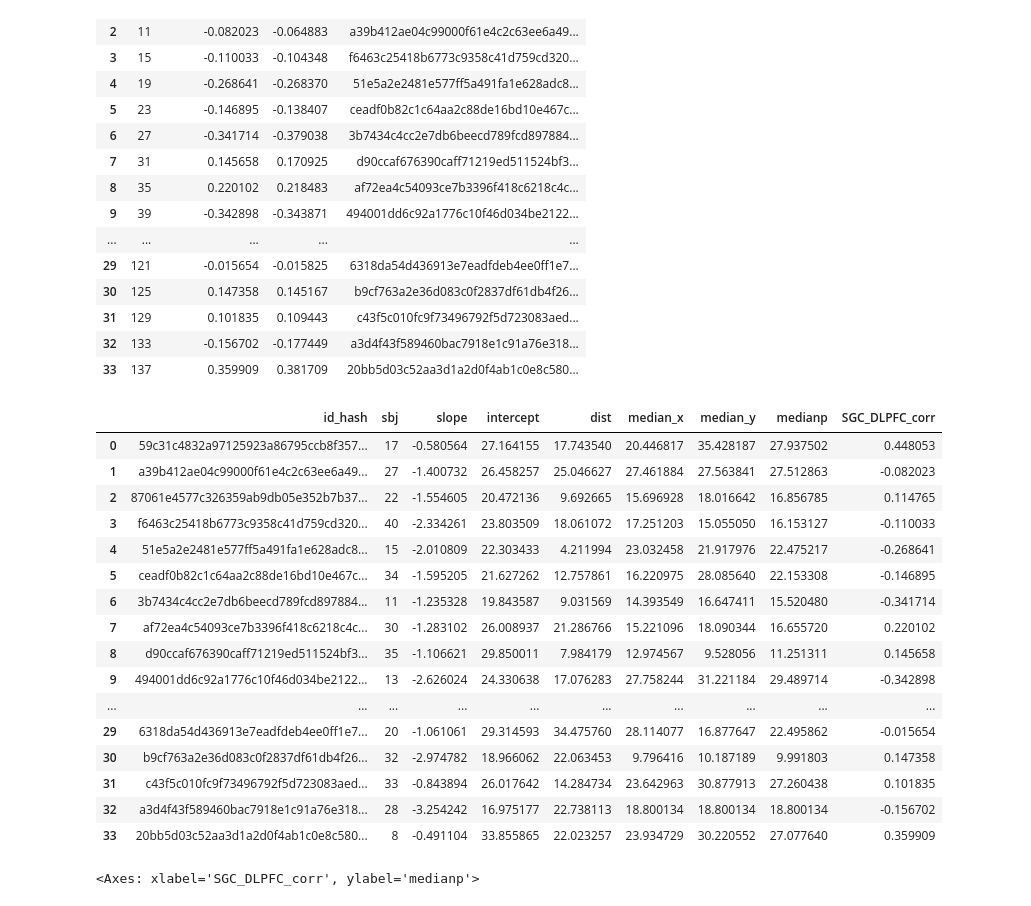
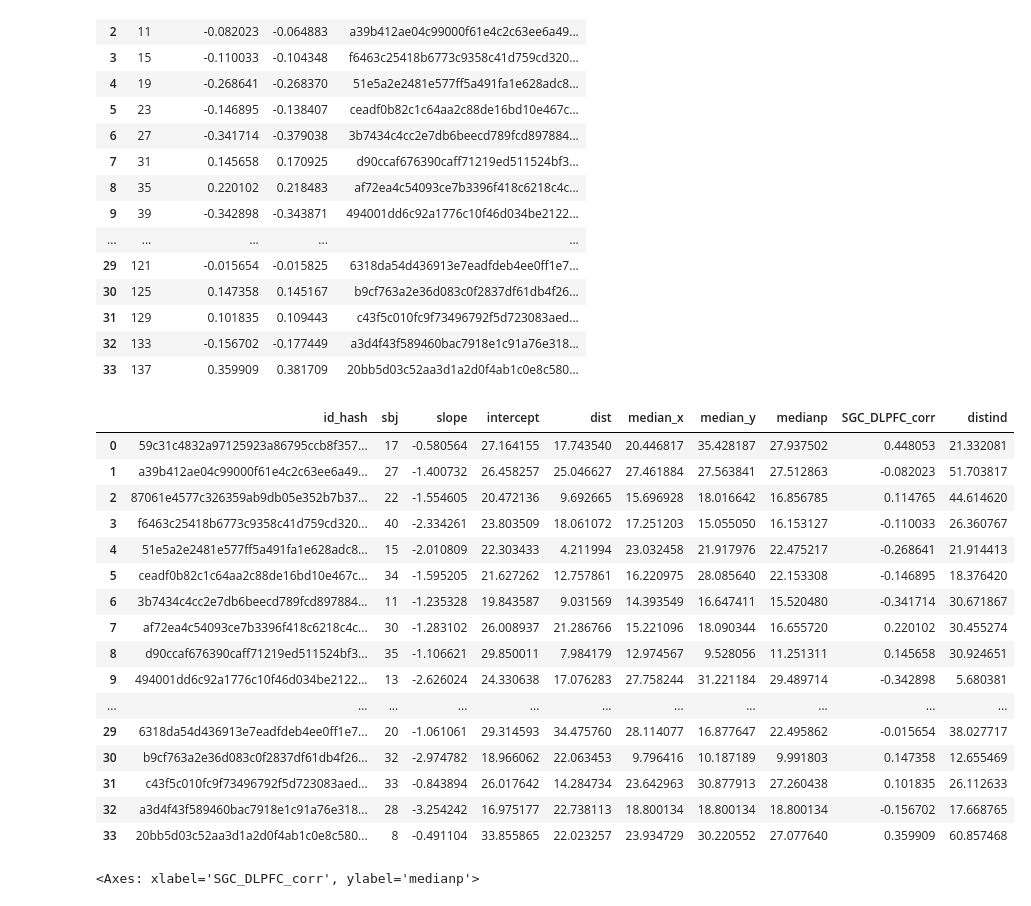
Before and after one commit to argyelan/Publications, a Jupyter notebook: MFG-orientation/MFG-TMSCOIL-ORIENTATION-tp.ipynb, the cells around one changed output. Saved outputs shown, nothing was run; the diff lists cells and outputs as text; code cells hidden in the pictures.

```diff
--- a/MFG-orientation/MFG-TMSCOIL-ORIENTATION-tp.ipynb
+++ b/MFG-orientation/MFG-TMSCOIL-ORIENTATION-tp.ipynb
@@ -337,27 +340,27 @@ negcorr
 | 31 | 129 | 0.101835 | 0.109443 | c43f5c010fc9f73496792f5d723083aed... |
 | 32 | 133 | -0.156702 | -0.177449 | a3d4f43f589460bac7918e1c91a76e318... |
 | 33 | 137 | 0.359909 | 0.381709 | 20bb5d03c52aa3d1a2d0f4ab1c0e8c580... |
-# %%
-alldata2=alldata.merge(negcorr[['SGC_DLPFC_corr','id_hash']], on='id_hash')
-alldata2
-# %% [output]
-|  | id_hash | sbj | slope | intercept | dist | median_x | median_y | medianp | SGC_DLPFC_corr |
-| 0 | 59c31c4832a97125923a86795ccb8f357... | 17 | -0.580564 | 27.164155 | 17.743540 | 20.446817 | 35.428187 | 27.937502 | 0.448053 |
-| 1 | a39b412ae04c99000f61e4c2c63ee6a49... | 27 | -1.400732 | 26.458257 | 25.046627 | 27.461884 | 27.563841 | 27.512863 | -0.082023 |
-| 2 | 87061e4577c326359ab9db05e352b7b37... | 22 | -1.554605 | 20.472136 | 9.692665 | 15.696928 | 18.016642 | 16.856785 | 0.114765 |
-| 3 | f6463c25418b6773c9358c41d759cd320... | 40 | -2.334261 | 23.803509 | 18.061072 | 17.251203 | 15.055050 | 16.153127 | -0.110033 |
-| 4 | 51e5a2e2481e577ff5a491fa1e628adc8... | 15 | -2.010809 | 22.303433 | 4.211994 | 23.032458 | 21.917976 | 22.475217 | -0.268641 |
-| 5 | ceadf0b82c1c64aa2c88de16bd10e467c... | 34 | -1.595205 | 21.627262 | 12.757861 | 16.220975 | 28.085640 | 22.153308 | -0.146895 |
-| 6 | 3b7434c4cc2e7db6beecd789fcd897884... | 11 | -1.235328 | 19.843587 | 9.031569 | 14.393549 | 16.647411 | 15.520480 | -0.341714 |
-| 7 | af72ea4c54093ce7b3396f418c6218c4c... | 30 | -1.283102 | 26.008937 | 21.286766 | 15.221096 | 18.090344 | 16.655720 | 0.220102 |
-| 8 | d90ccaf676390caff71219ed511524bf3... | 35 | -1.106621 | 29.850011 | 7.984179 | 12.974567 | 9.528056 | 11.251311 | 0.145658 |
-| 9 | 494001dd6c92a1776c10f46d034be2122... | 13 | -2.626024 | 24.330638 | 17.076283 | 27.758244 | 31.221184 | 29.489714 | -0.342898 |
-| ... | ... | ... | ... | ... | ... | ... | ... | ... | ... |
-| 29 | 6318da54d436913e7eadfdeb4ee0ff1e7... | 20 | -1.061061 | 29.314593 | 34.475760 | 28.114077 | 16.877647 | 22.495862 | -0.015654 |
-| 30 | b9cf763a2e36d083c0f2837df61db4f26... | 32 | -2.974782 | 18.966062 | 22.063453 | 9.796416 | 10.187189 | 9.991803 | 0.147358 |
-| 31 | c43f5c010fc9f73496792f5d723083aed... | 33 | -0.843894 | 26.017642 | 14.284734 | 23.642963 | 30.877913 | 27.260438 | 0.101835 |
-| 32 | a3d4f43f589460bac7918e1c91a76e318... | 28 | -3.254242 | 16.975177 | 22.738113 | 18.800134 | 18.800134 | 18.800134 | -0.156702 |
-| 33 | 20bb5d03c52aa3d1a2d0f4ab1c0e8c580... | 8 | -0.491104 | 33.855865 | 22.023257 | 23.934729 | 30.220552 | 27.077640 | 0.359909 |
+# %%
+alldata2=alldata.merge(negcorr[['SGC_DLPFC_corr','id_hash']], on='id_hash').merge(distance_ind,on='id_hash').drop(columns=['_'])
+alldata2
+# %% [output]
+|  | id_hash | sbj | slope | intercept | dist | median_x | median_y | medianp | SGC_DLPFC_corr | distind |
+| 0 | 59c31c4832a97125923a86795ccb8f357... | 17 | -0.580564 | 27.164155 | 17.743540 | 20.446817 | 35.428187 | 27.937502 | 0.448053 | 21.332081 |
+| 1 | a39b412ae04c99000f61e4c2c63ee6a49... | 27 | -1.400732 | 26.458257 | 25.046627 | 27.461884 | 27.563841 | 27.512863 | -0.082023 | 51.703817 |
+| 2 | 87061e4577c326359ab9db05e352b7b37... | 22 | -1.554605 | 20.472136 | 9.692665 | 15.696928 | 18.016642 | 16.856785 | 0.114765 | 44.614620 |
+| 3 | f6463c25418b6773c9358c41d759cd320... | 40 | -2.334261 | 23.803509 | 18.061072 | 17.251203 | 15.055050 | 16.153127 | -0.110033 | 26.360767 |
+| 4 | 51e5a2e2481e577ff5a491fa1e628adc8... | 15 | -2.010809 | 22.303433 | 4.211994 | 23.032458 | 21.917976 | 22.475217 | -0.268641 | 21.914413 |
+| 5 | ceadf0b82c1c64aa2c88de16bd10e467c... | 34 | -1.595205 | 21.627262 | 12.757861 | 16.220975 | 28.085640 | 22.153308 | -0.146895 | 18.376420 |
+| 6 | 3b7434c4cc2e7db6beecd789fcd897884... | 11 | -1.235328 | 19.843587 | 9.031569 | 14.393549 | 16.647411 | 15.520480 | -0.341714 | 30.671867 |
+| 7 | af72ea4c54093ce7b3396f418c6218c4c... | 30 | -1.283102 | 26.008937 | 21.286766 | 15.221096 | 18.090344 | 16.655720 | 0.220102 | 30.455274 |
+| 8 | d90ccaf676390caff71219ed511524bf3... | 35 | -1.106621 | 29.850011 | 7.984179 | 12.974567 | 9.528056 | 11.251311 | 0.145658 | 30.924651 |
+| 9 | 494001dd6c92a1776c10f46d034be2122... | 13 | -2.626024 | 24.330638 | 17.076283 | 27.758244 | 31.221184 | 29.489714 | -0.342898 | 5.680381 |
+| ... | ... | ... | ... | ... | ... | ... | ... | ... | ... | ... |
+| 29 | 6318da54d436913e7eadfdeb4ee0ff1e7... | 20 | -1.061061 | 29.314593 | 34.475760 | 28.114077 | 16.877647 | 22.495862 | -0.015654 | 38.027717 |
+| 30 | b9cf763a2e36d083c0f2837df61db4f26... | 32 | -2.974782 | 18.966062 | 22.063453 | 9.796416 | 10.187189 | 9.991803 | 0.147358 | 12.655469 |
+| 31 | c43f5c010fc9f73496792f5d723083aed... | 33 | -0.843894 | 26.017642 | 14.284734 | 23.642963 | 30.877913 | 27.260438 | 0.101835 | 26.112633 |
+| 32 | a3d4f43f589460bac7918e1c91a76e318... | 28 | -3.254242 | 16.975177 | 22.738113 | 18.800134 | 18.800134 | 18.800134 | -0.156702 | 17.668765 |
+| 33 | 20bb5d03c52aa3d1a2d0f4ab1c0e8c580... | 8 | -0.491104 | 33.855865 | 22.023257 | 23.934729 | 30.220552 | 27.077640 | 0.359909 | 60.857468 |
 # %%
 sns.scatterplot(data=alldata2, y= 'medianp', x='SGC_DLPFC_corr',alpha = .8, hue='slope', cmap = 'seismic')
 # %% [output]
```
Also changed, not shown: parts of 22 cells of this notebook.
